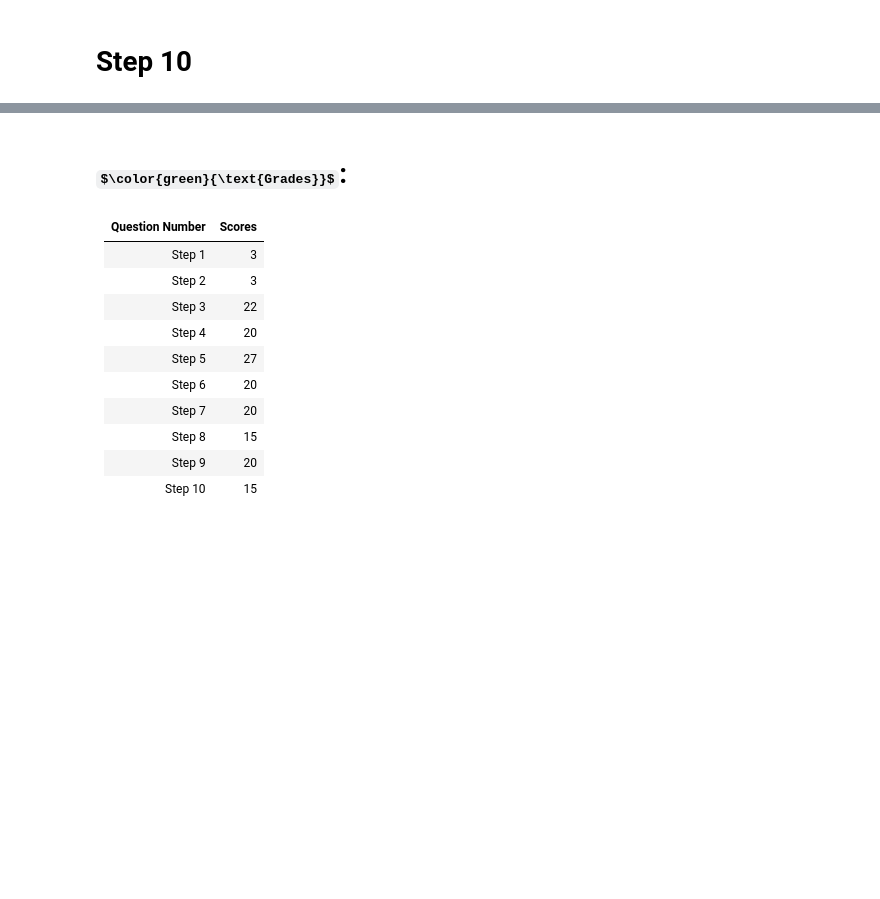
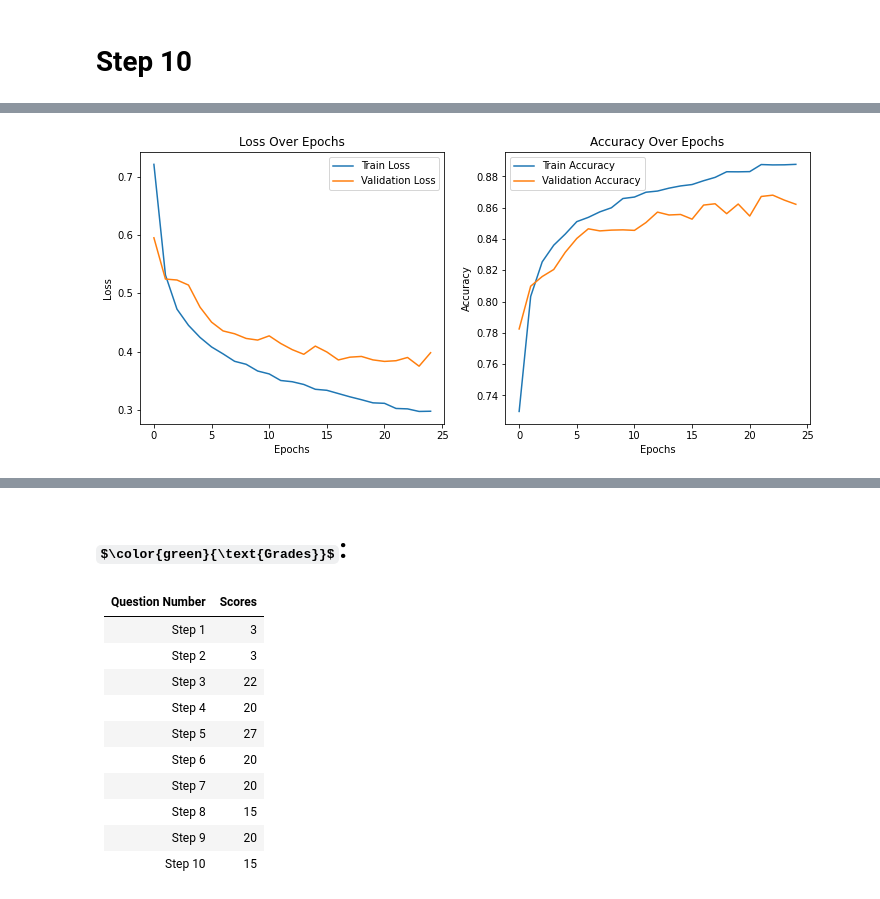
Before and after one commit to alex-abrehforoush/Homework, a Jupyter notebook: 9th sem/Deep Learning/2/Practical/DL_Homework2.ipynb, the cells around one changed output, grey strips where cells are left out. Drawn from its saved outputs; the diff is of its cells as text; code cells hidden in the pictures; some formulas as TeX source; blank space fills up the shorter version.

```diff
--- a/9th sem/Deep Learning/2/Practical/DL_Homework2.ipynb
+++ b/9th sem/Deep Learning/2/Practical/DL_Homework2.ipynb
@@ -1028,3 +1057,34 @@ augmentation_transform = transforms.Compose([
 # %%
 # modifying the transform within the train_dataset
 train_dataset.dataset.transform = augmentation_transform
+# %%
+# Define the neural network
+class SimpleNNAugmentation(nn.Module):
+    def __init__(self):
+        super(SimpleNNAugmentation, self).__init__()
+        self.flatten = nn.Flatten()
+        self.fc1 = nn.Linear(input_size, fc0_output_size)
+        self.relu = nn.ReLU()
+        self.fc2 = nn.Linear(fc0_output_size, fc1_output_size)
+        self.fc3 = nn.Linear(fc1_output_size, num_classes)
+
+    def forward(self, x):
+        x = self.flatten(x)
+        x = self.fc1(x)
+        x = self.relu(x)
+        x = self.fc2(x)
+        x = self.relu(x)
+        x = self.fc3(x)
+        return x
+# %%
+# Initialize the model with L2 regularization
+model_adam_augmented = SimpleNNAugmentation().cuda()
+
+# Choose Optimizer with L2 regularization
+optimizer_adam_augmented = optim.Adam(model_adam_augmented.parameters(), lr = 0.001)
+# %%
+# Train the model with L2 regularization
+print("Training with Adam and Data Augmentation")
+train_losses_adam_augmented, train_accuracies_adam_augmented, val_losses_adam_augmented, val_accuracies_adam_augmented = trainNN(
+    model_adam_augmented, optimizer_adam_augmented, criterion, train_loader, val_loader
+)
@@ -1030,0 +1109,4 @@ train_dataset.dataset.transform = augmentation_transform
+# %%
+plottt(train_losses_adam_augmented, val_losses_adam_augmented, train_accuracies_adam_augmented, val_accuracies_adam_augmented)
+# %% [output]
+[figure, added]
```
Also changed, not shown: parts of 13 cells of this notebook.
